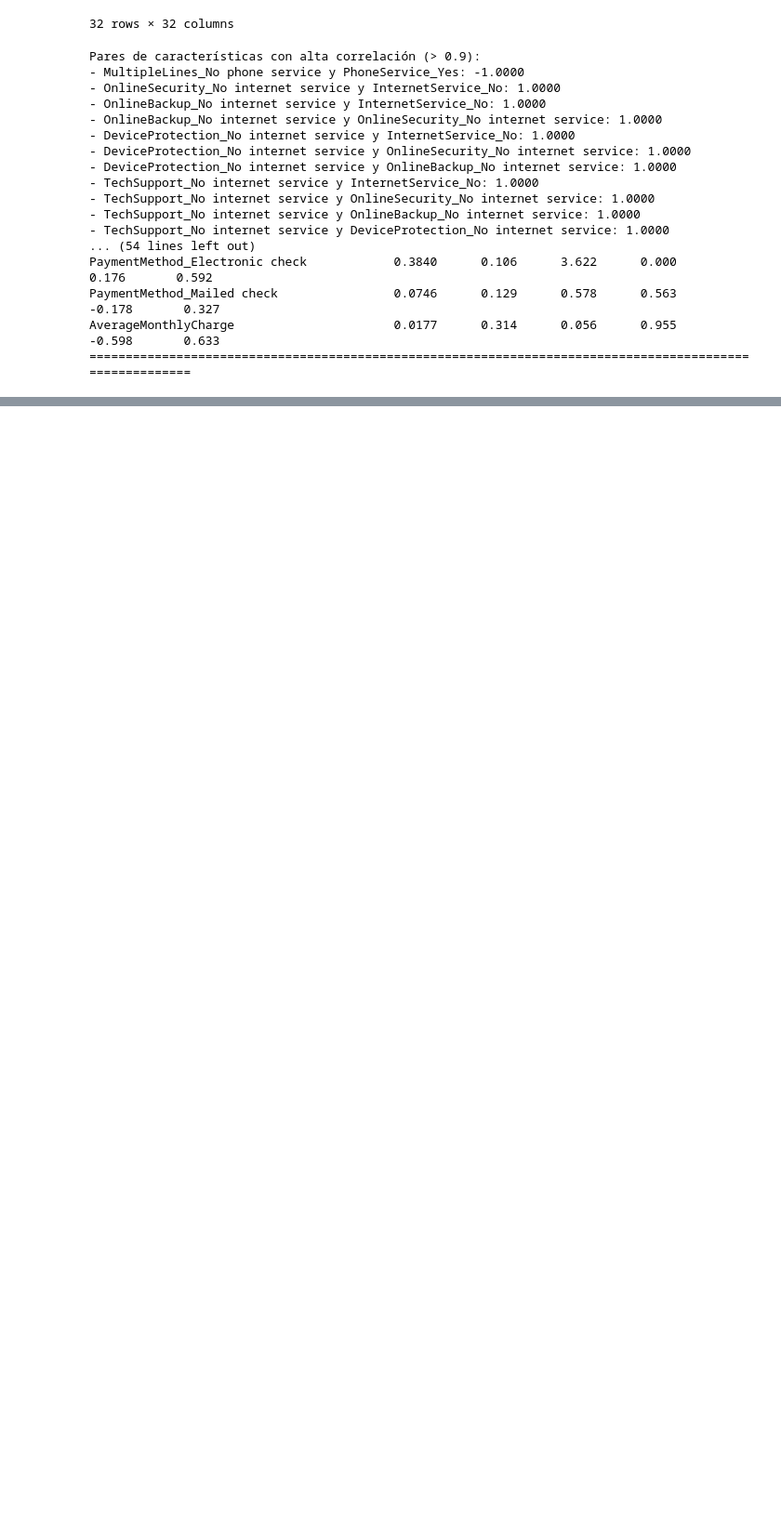
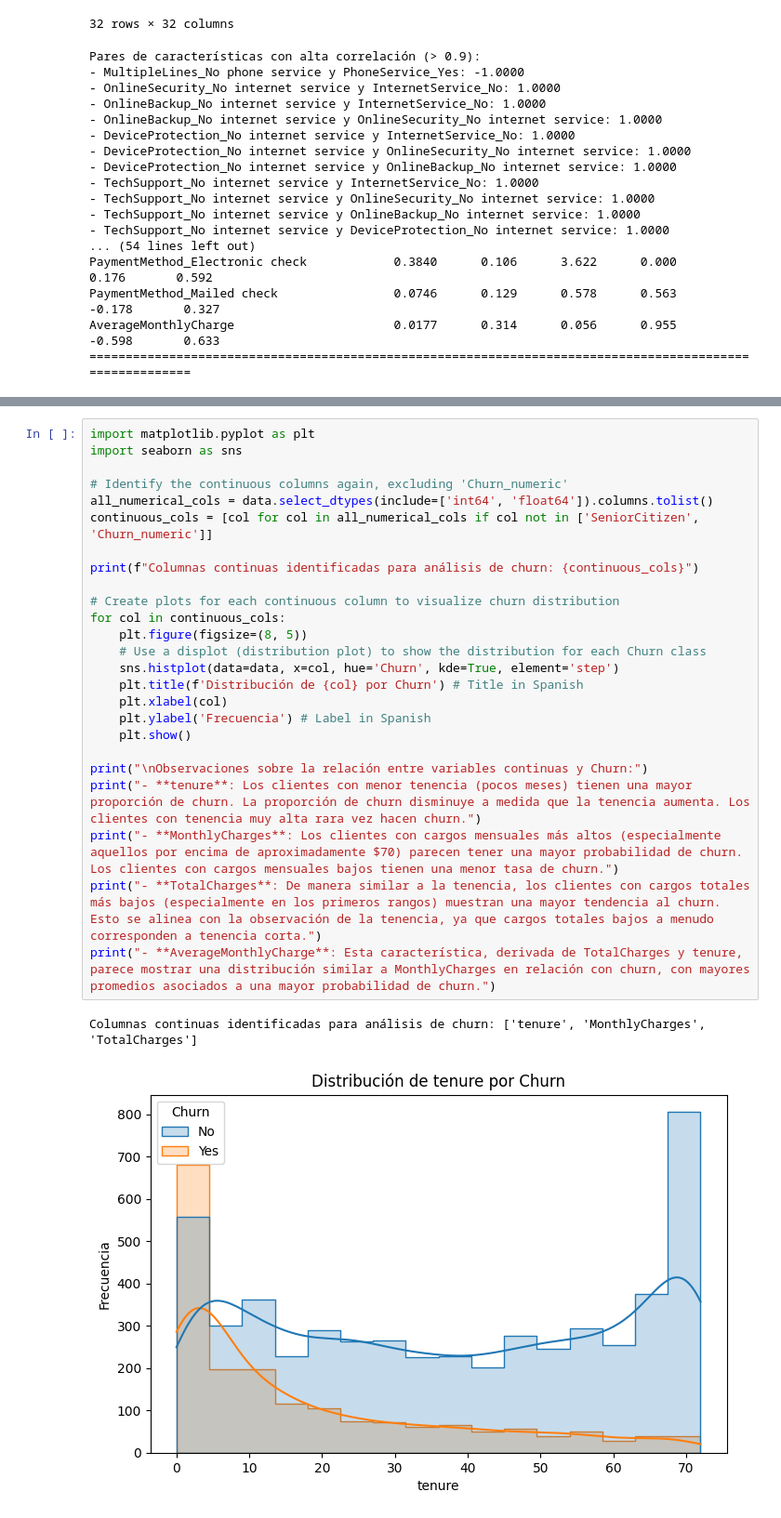
Before and after one commit to RobertoSam/Final_MetodosComputacionales, a Jupyter notebook: Caso1_Churn.ipynb, the cells around one changed output, grey strips where cells are left out. Shown at 93% size. Saved outputs shown, nothing was run; the diff lists cells and outputs as text; blank space fills up the shorter version.

```diff
--- a/Caso1_Churn.ipynb
+++ b/Caso1_Churn.ipynb
@@ -877,0 +1130,28 @@ AverageMonthlyCharge                      0.0177      0.314      0.056      0.95
+# %%
+import matplotlib.pyplot as plt
+import seaborn as sns
+
+# Identify the continuous columns again, excluding 'Churn_numeric'
+all_numerical_cols = data.select_dtypes(include=['int64', 'float64']).columns.tolist()
+continuous_cols = [col for col in all_numerical_cols if col not in ['SeniorCitizen', 'Churn_numeric']]
+
+print(f"Columnas continuas identificadas para análisis de churn: {continuous_cols}")
+
+# Create plots for each continuous column to visualize churn distribution
+for col in continuous_cols:
+    plt.figure(figsize=(8, 5))
+    # Use a displot (distribution plot) to show the distribution for each Churn class
+    sns.histplot(data=data, x=col, hue='Churn', kde=True, element='step')
+    plt.title(f'Distribución de {col} por Churn') # Title in Spanish
+    plt.xlabel(col)
+    plt.ylabel('Frecuencia') # Label in Spanish
+    plt.show()
+
+print("\nObservaciones sobre la relación entre variables continuas y Churn:")
+print("- **tenure**: Los clientes con menor tenencia (pocos meses) tienen una mayor proporción de churn. La proporción de churn disminuye a medida que la tenencia aumenta. Los clientes con tenencia muy alta rara vez hacen churn.")
+print("- **MonthlyCharges**: Los clientes con cargos mensuales más altos (especialmente aquellos por encima de aproximadamente $70) parecen tener una mayor probabilidad de churn. Los clientes con cargos mensuales bajos tienen una menor tasa de churn.")
+print("- **TotalCharges**: De manera similar a la tenencia, los clientes con cargos totales más bajos (especialmente en los primeros rangos) muestran una mayor tendencia al churn. Esto se alinea con la observación de la tenencia, ya que cargos totales bajos a menudo corresponden a tenencia corta.")
+print("- **AverageMonthlyCharge**: Esta característica, derivada de TotalCharges y tenure, parece mostrar una distribución similar a MonthlyCharges en relación con churn, con mayores promedios asociados a una mayor probabilidad de churn.")
+# %% [output]
+Columnas continuas identificadas para análisis de churn: ['tenure', 'MonthlyCharges', 'TotalCharges']
+[figure, added]
```
Also changed, not shown: parts of 26 cells of this notebook.
